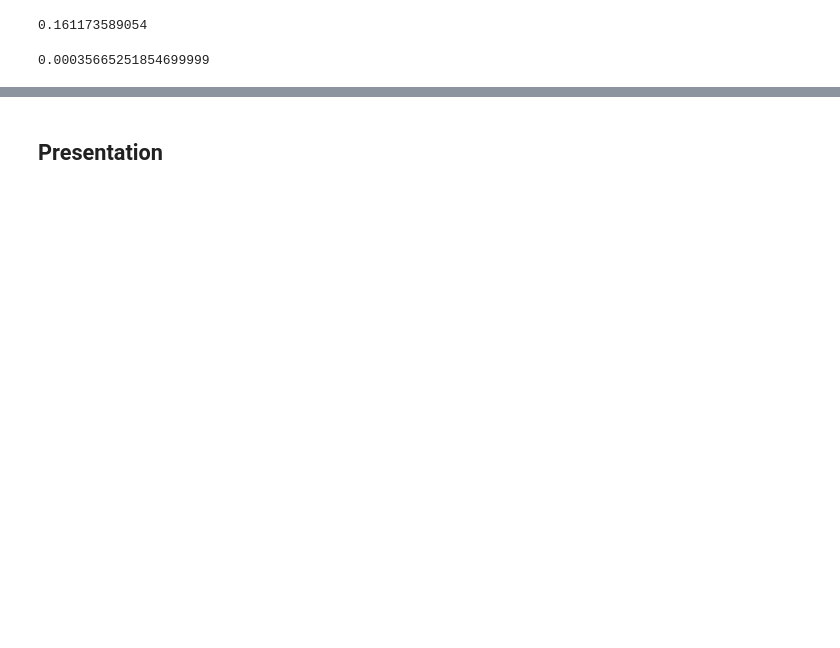
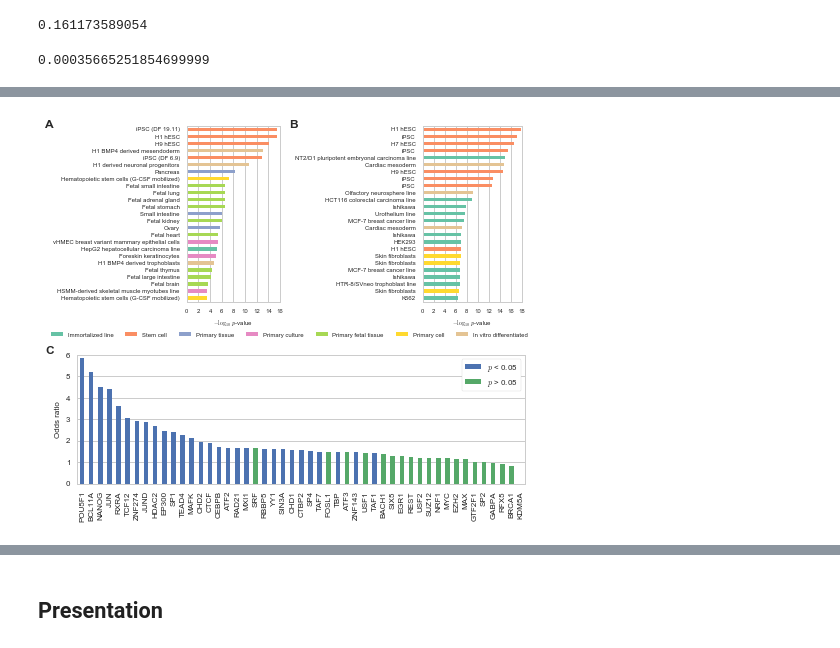
Before and after one commit to frazer-lab/cardips-ipsc-eqtl, a Jupyter notebook: notebooks/Figure. Functional Annotation.ipynb, the cells around one changed output, grey strips where cells are left out. Saved outputs shown, nothing was run; the diff lists cells and outputs as text; code cells hidden in the pictures; blank space fills up the shorter version.

```diff
--- a/notebooks/Figure. Functional Annotation.ipynb
+++ b/notebooks/Figure. Functional Annotation.ipynb
@@ -394,3 +397,93 @@ tf_res.sort_values(by='odds_ratio', ascending=False).to_csv(os.path.join(outdir,
+# %%
+fig = plt.figure(figsize=(6.85, 5.8), dpi=300)
+
+# Roadmap DNase
+gs = gridspec.GridSpec(1, 1)
+ax = fig.add_subplot(gs[0, 0])
+
+c = [cdict[x] for x in roadmap_dnase_res_f.my_cell_type]
+(-np.log10(roadmap_dnase_res_f.pvalue)).plot(kind='barh', ax=ax, color=c, lw=0)
+ax.set_xlabel('$-\log_{10}$ $p$-value', fontsize=6)
+ax.set_ylabel('')
+ax.grid(axis='y')
+ax.set_yticklabels(roadmap_dnase_res_f.my_name, fontsize=6)
+
+for t in ax.get_xticklabels() + ax.get_yticklabels():
+    t.set_fontsize(6)
+gs.tight_layout(fig, rect=[0, 0.47, 0.51, 1])
+
+# ENCODE DNase
+gs = gridspec.GridSpec(1, 1)
+ax = fig.add_subplot(gs[0, 0])
+
+c = [cdict[x] for x in encode_dnase_res_f.my_cell_type]
+ax = (-np.log10(encode_dnase_res_f.pvalue)).plot(kind='barh', ax=ax, color=c, label=None, lw=0)
+ax.set_xlabel('$-\log_{10}$ $p$-value', fontsize=6)
+ax.set_ylabel('')
+ax.grid(axis='y')
+ax.set_yticklabels(encode_dnase_res_f.my_name, fontsize=6)
+for t in ax.get_xticklabels() + ax.get_yticklabels():
+    t.set_fontsize(6)
+gs.tight_layout(fig, rect=[0.49, 0.47, 1, 1])
+
+# Color legend
+gs = gridspec.GridSpec(1, 1)
+ax = fig.add_subplot(gs[0, 0])
+ciepy.clean_axis(ax)
+rects = []
+labels = []
+for k in cdict.keys():
+    if k == 'induced pluripotent stem cell line':
+        labels.append('iPSC')
+    elif k == 'in vitro differentiated cells':
+        labels.append('in vitro\ndifferentiated\ncell')
+    elif k == 'immortalized cell line':
+        labels.append('immortalized\ncell line')
+    else:
+        labels.append(k)
+    r = plt.Rectangle((0, 0), 0, 0, fc=cdict[k])
+    rects.append(r)
+lgd = ax.legend(rects, labels, loc='upper center', fontsize=6, ncol=7)
+for p in lgd.get_patches():
+    p.set_linewidth(0)
+
+gs.tight_layout(fig, rect=[0, 0.46, 1, 0.52])
+
+# ENCODE ChIP-seq
+gs = gridspec.GridSpec(1, 1)
+ax = fig.add_subplot(gs[0, 0])
+
+colord = {True:sns.color_palette()[0], False:sns.color_palette()[1]}
+tf_res.odds_ratio.plot(ax=ax, kind='bar', lw=0, color=[colord[x] for x in tf_res.pvalue < 0.05])
+ax.set_ylabel('Odds ratio', fontsize=8)
+ax.set_xlabel('')
+ax.grid(axis='x')
+ax.set_xticklabels(tf_res.target, fontsize=8)
+for t in ax.get_yticklabels():
+    t.set_fontsize(8)
+
+# Color legend
+rects = []
+labels = ['$p$ < 0.05', '$p$ > 0.05']
+r = plt.Rectangle((0, 0), 0, 0, fc=colord[True])
+rects.append(r)
+r = plt.Rectangle((0, 0), 0, 0, fc=colord[False])
+rects.append(r)
+lgd = ax.legend(rects, labels, loc='upper right', fontsize=8, frameon=True, fancybox=True)
+for p in lgd.get_patches():
+    p.set_linewidth(0)
+gs.tight_layout(fig, rect=[0, 0, 1, 0.46])
+
+t = fig.text(0.005, 0.97, 'A', weight='bold',
+             size=12)
+t = fig.text(0.5, 0.97, 'B', weight='bold',
+             size=12)
+t = fig.text(0.005, 0.43, 'C', weight='bold',
+             size=12)
+
+fig.savefig(os.path.join(outdir, 'functional_annotation.pdf'), dpi=300)
+# %% [output]
+[figure, added]
 # %%
 3 +
 # %% [output]
```
Also changed, not shown: parts of 3 cells of this notebook, 17 other files.
